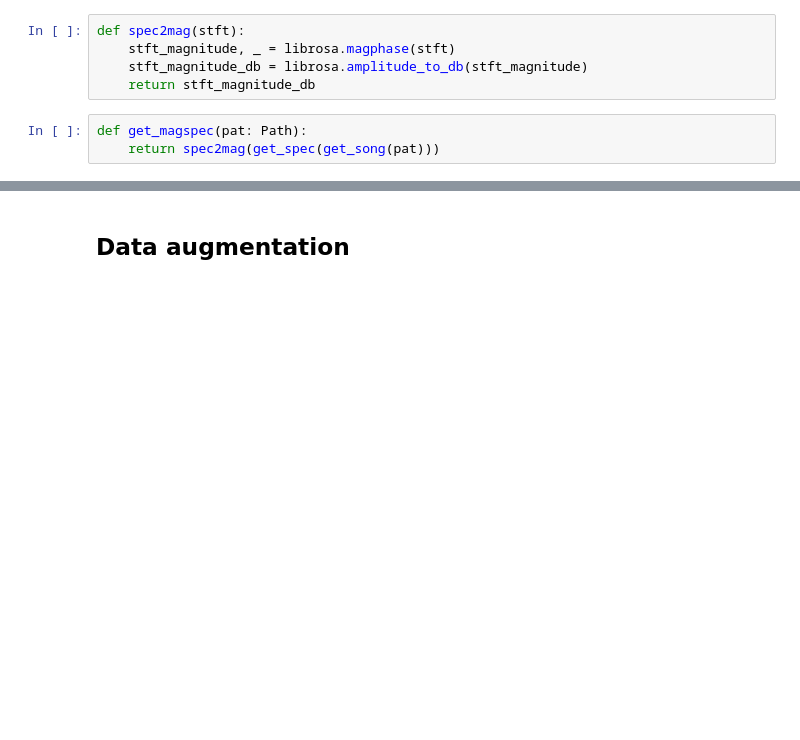
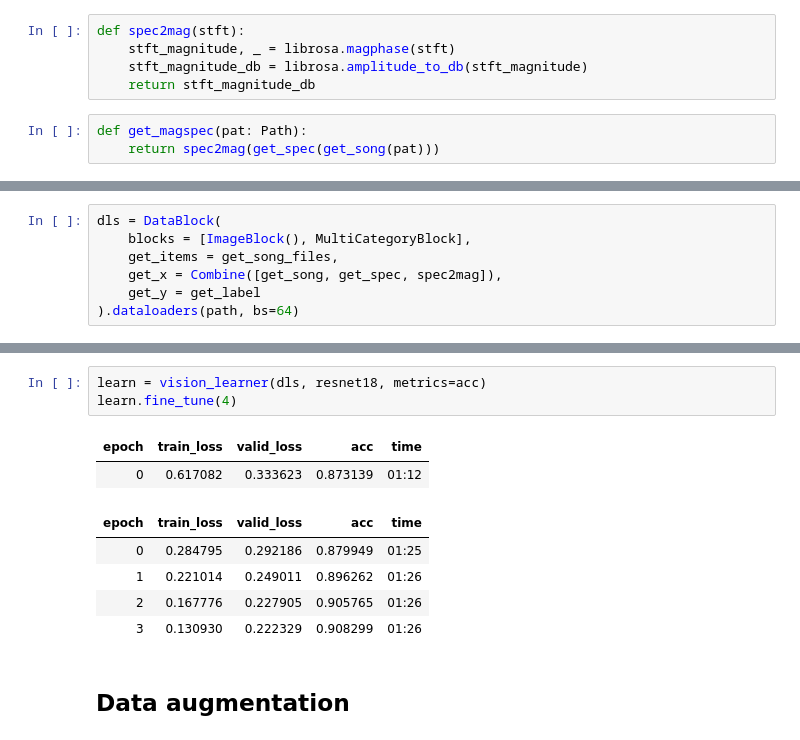
Before and after one commit to rangoiv/Lumen, a Jupyter notebook: notebooks/ultimate-notebook.ipynb, the cells around one changed output, grey strips where cells are left out. Cells and saved outputs as stored; diff of their text form; blank space fills up the shorter version.

```diff
--- a/notebooks/ultimate-notebook.ipynb
+++ b/notebooks/ultimate-notebook.ipynb
@@ -103,0 +178,7 @@ plot_magspec(spec)
+# %%
+dls = DataBlock(
+    blocks = [ImageBlock(), MultiCategoryBlock],
+    get_items = get_song_files,
+    get_x = Combine([get_song, get_spec, spec2mag]),
+    get_y = get_label
+).dataloaders(path, bs=64)
@@ -104,3 +193,14 @@ plot_magspec(spec)
+# %%
+learn = vision_learner(dls, resnet18, metrics=acc)
+learn.fine_tune(4)
+# %% [output]
+| epoch | train_loss | valid_loss | acc | time |
+| 0 | 0.617082 | 0.333623 | 0.873139 | 01:12 |
+| epoch | train_loss | valid_loss | acc | time |
+| 0 | 0.284795 | 0.292186 | 0.879949 | 01:25 |
+| 1 | 0.221014 | 0.249011 | 0.896262 | 01:26 |
+| 2 | 0.167776 | 0.227905 | 0.905765 | 01:26 |
+| 3 | 0.130930 | 0.222329 | 0.908299 | 01:26 |
 # %% [markdown]
 ## Data augmentation
 # %% [markdown]
```
Also changed, not shown: parts of 32 cells of this notebook.
